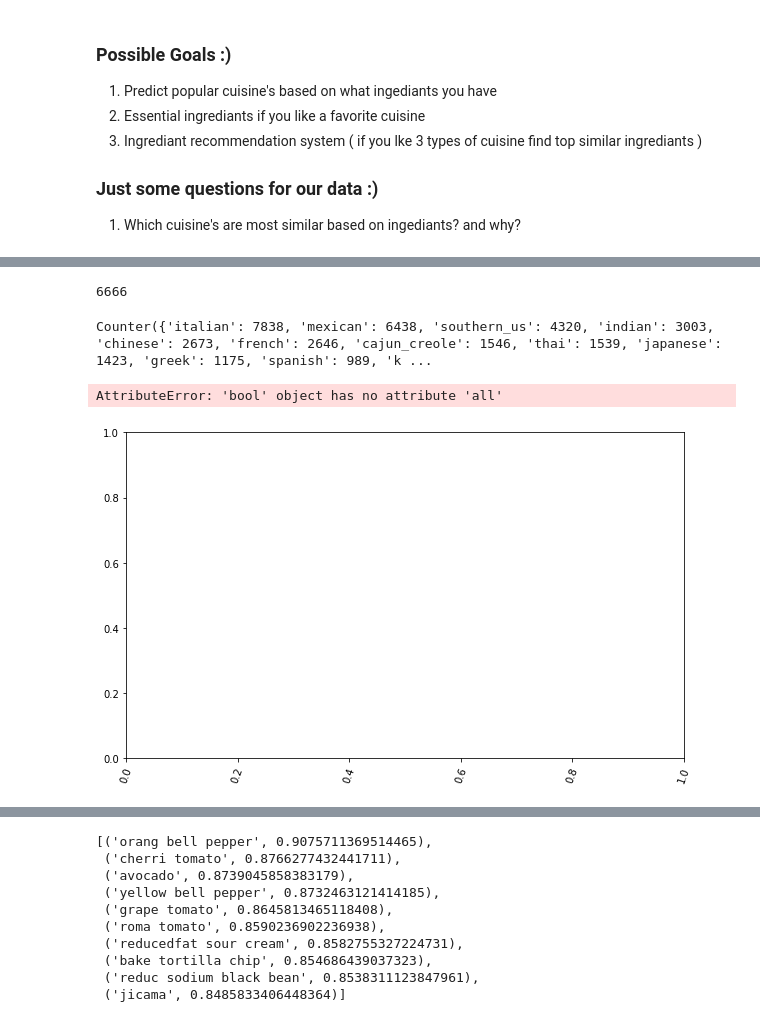
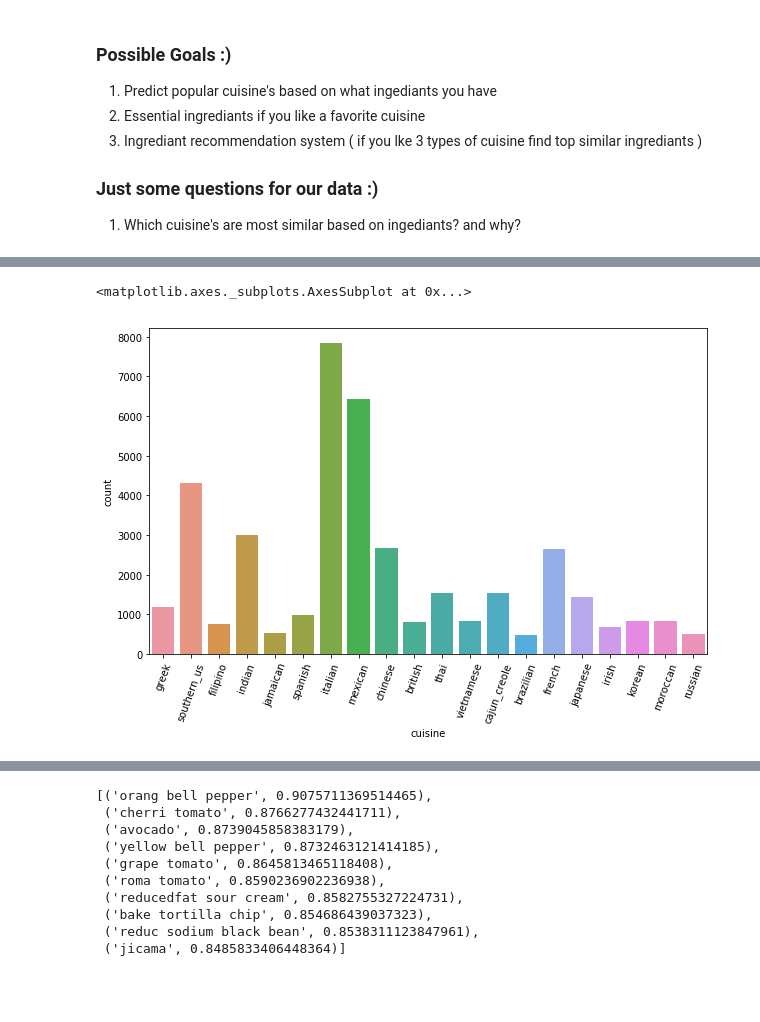
Before and after one commit to AugmentedMode/Social-Graph-Analysis-Group-Project, a Jupyter notebook: init-insights.ipynb, the cells around one changed output, grey strips where cells are left out. Cells and saved outputs as stored; diff of their text form; code cells hidden in the pictures; blank space fills up the shorter version.

Commit message:
removed lambda that made cuisine field a list object. restored sns countplot for cuisines.

```diff
--- a/init-insights.ipynb
+++ b/init-insights.ipynb
@@ -42,7 +42,6 @@ from nltk.corpus import stopwords, wordnet
 from nltk.stem import PorterStemmer, WordNetLemmatizer
 # %%
 df = pd.read_csv('data/cleaned_data.csv', converters={'ingredient_list_cleaned': lambda x: x[1:-1].replace("'", '').split(','),
-                                                      'ingredients': lambda x: x[1:-1].replace("'", '').split(','),
-                                                      'cuisine': lambda x: x.replace("'", '').split(',')})
+                                                      'ingredients': lambda x: x[1:-1].replace("'", '').split(',')})
 # %%
 df.head()
@@ -78,27 +77,12 @@ count_of_ingredient.most_common(10)
 # %%
 len(count_of_ingredient.keys())
-# %% [output]
-6666
-# %%
-#want to get key-ingredient; value-cuisine
-cuisine_counter=[]
-for cuisines in df['cuisine']:
-    for cuisine in cuisines:
-        cuisine_counter.append(cuisine.strip())
-
-cuisine_counter= collections.Counter(cuisine_counter)
-print(cuisine_counter)
-# %% [output]
-Counter({'italian': 7838, 'mexican': 6438, 'southern_us': 4320, 'indian': 3003, 'chinese': 2673, 'french': 2646, 'cajun_creole': 1546, 'thai': 1539, 'japanese': 1423, 'greek': 1175, 'spanish': 989, 'k ...
 # %%
 fig = plt.figure(figsize=[10,6])
-
 plt.xticks(rotation=70)
-
-sns.countplot(cuisine_counter)
+sns.countplot(df['cuisine'])
 # %% [output]
-AttributeError: 'bool' object has no attribute 'all'
+<matplotlib.axes._subplots.AxesSubplot at 0x...>
-[figure, old version]
+[figure, new version]
 # %%
 count_of_ingredient_ordered = sorted(count_of_ingredient.items(), key=lambda x: x[1], reverse=True)
 # %%
```
Also changed, not shown: parts of 12 cells of this notebook.
